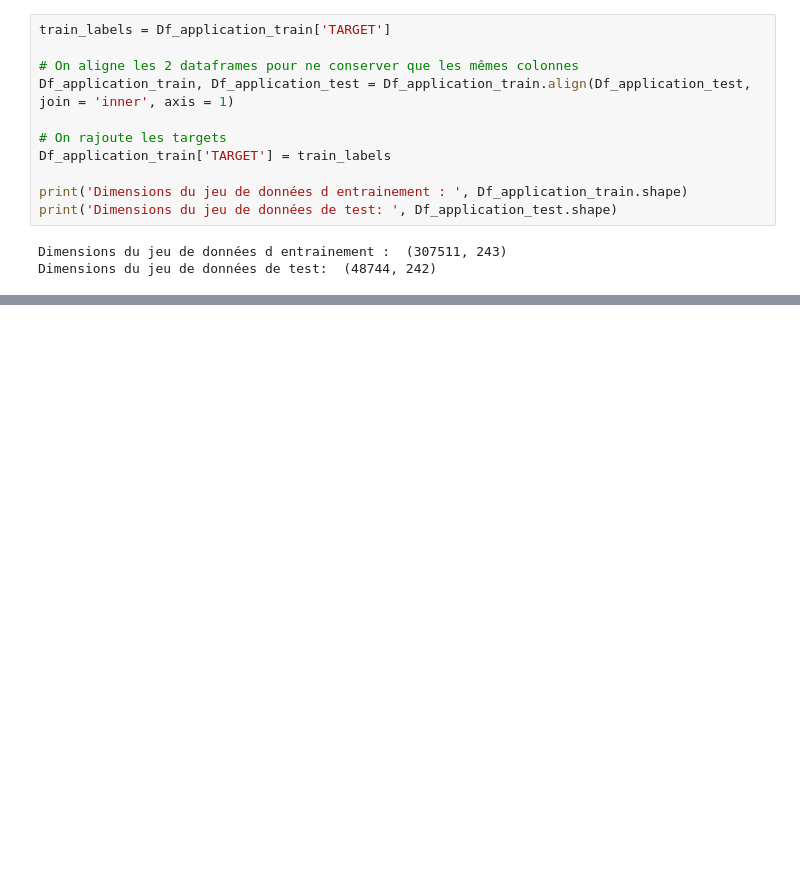
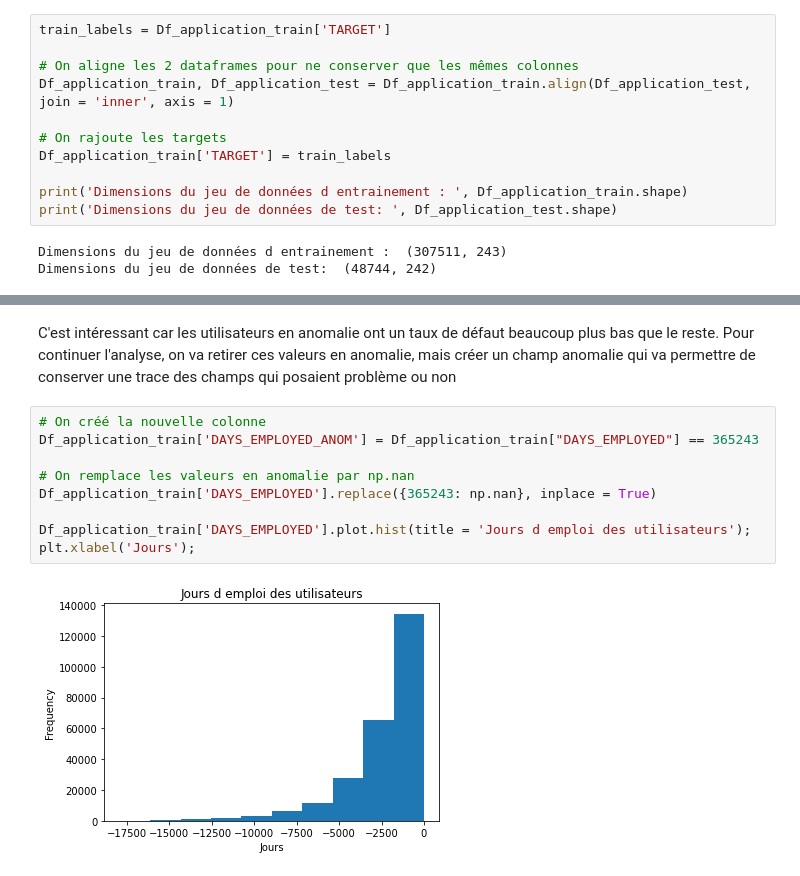
Before and after one commit to Xavier-F/Credit-scoring-model, a Jupyter notebook: Exploration.ipynb, the cells around one changed output, grey strips where cells are left out. Drawn from its saved outputs; the diff is of its cells as text; blank space fills up the shorter version.

```diff
--- a/Exploration.ipynb
+++ b/Exploration.ipynb
@@ -285,0 +356,14 @@ Dimensions du jeu de données de test:  (48744, 242)
+# %% [markdown]
+C'est intéressant car les utilisateurs en anomalie ont un taux de défaut beaucoup plus bas que le reste.
+Pour continuer l'analyse, on va retirer ces valeurs en anomalie, mais créer un champ anomalie qui va permettre de conserver une trace des champs qui posaient problème ou non
+# %%
+# On créé la nouvelle colonne
+Df_application_train['DAYS_EMPLOYED_ANOM'] = Df_application_train["DAYS_EMPLOYED"] == 365243
+
+# On remplace les valeurs en anomalie par np.nan
+Df_application_train['DAYS_EMPLOYED'].replace({365243: np.nan}, inplace = True)
+
+Df_application_train['DAYS_EMPLOYED'].plot.hist(title = 'Jours d emploi des utilisateurs');
+plt.xlabel('Jours');
+# %% [output]
+[figure, added]
```
Also changed, not shown: parts of 18 cells of this notebook.
